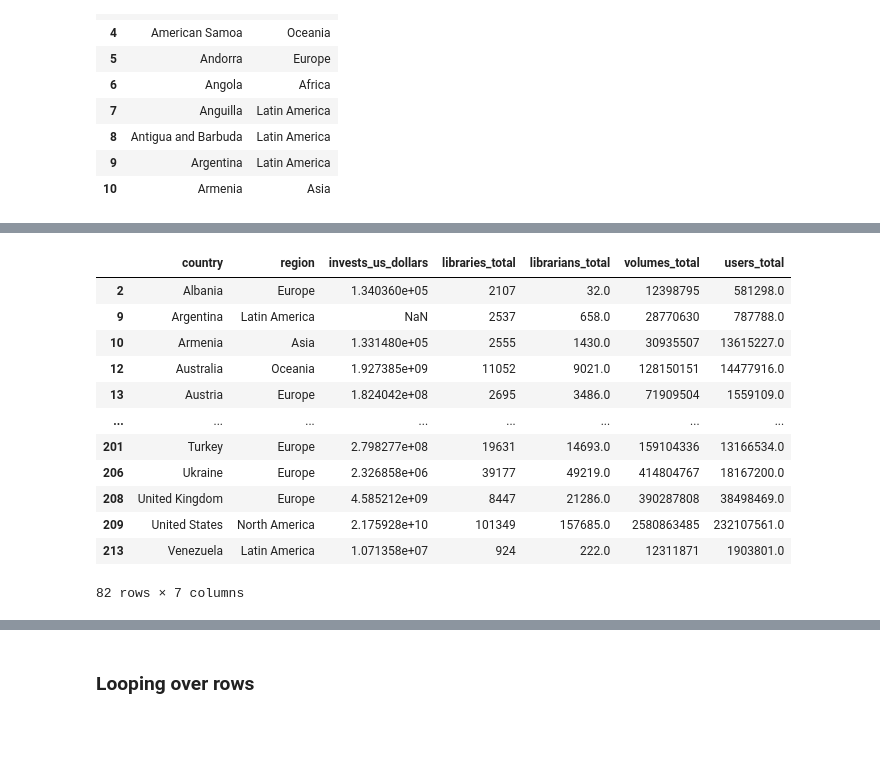
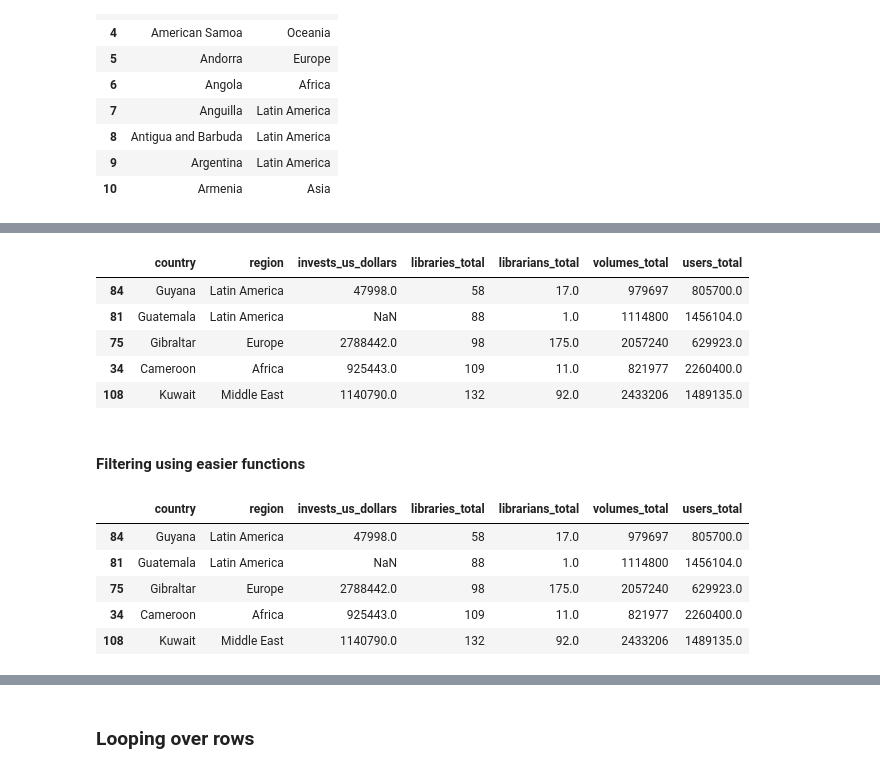
Before and after one commit to GabrielReisR/python_scripts, a Jupyter notebook: pandas_basics.ipynb, the cells around one changed output, grey strips where cells are left out. Saved outputs shown, nothing was run; the diff lists cells and outputs as text; code cells hidden in the pictures; blank space fills up the shorter version.

```diff
--- a/pandas_basics.ipynb
+++ b/pandas_basics.ipynb
@@ -290,0 +337,4 @@ libraries.iloc[indexes, [0,1]]
+# %%
+# Sorting by one value: 'volumes_total'
+libraries = libraries.sort_values('volumes_total')
+libraries.head()
@@ -290,0 +348,4 @@ libraries.iloc[indexes, [0,1]]
+# %%
+# Sorting by one value in descending order: 'volumes_total'
+libraries = libraries.sort_values('volumes_total', ascending = False)
+libraries.head()
@@ -290,0 +359,7 @@ libraries.iloc[indexes, [0,1]]
+# %%
+# Sorting by two values: 'libraries_total', 'volumes_total'
+# Note that the priority is set to 'libraries_total'
+libraries = libraries.sort_values(['libraries_total', 'volumes_total'],
+                                  ascending = [True, False]
+                                 )
+libraries.head()
@@ -347,26 +447,32 @@ many_users
 # %%
 # Extract users_total column as Series: users
 users = libraries.loc[:,'users_total']
 
 # Use dr to subset cars: asian
 sel = users > 500000
 
 # Subsetting
 many_users = libraries[sel]
 
 # Print dataframe
-many_users
+many_users.head()
 # %% [output]
 |  | country | region | invests_us_dollars | libraries_total | librarians_total | volumes_total | users_total |
-| 2 | Albania | Europe | 1.340360e+05 | 2107 | 32.0 | 12398795 | 581298.0 |
-| 9 | Argentina | Latin America | NaN | 2537 | 658.0 | 28770630 | 787788.0 |
-| 10 | Armenia | Asia | 1.331480e+05 | 2555 | 1430.0 | 30935507 | 13615227.0 |
-| 12 | Australia | Oceania | 1.927385e+09 | 11052 | 9021.0 | 128150151 | 14477916.0 |
-| 13 | Austria | Europe | 1.824042e+08 | 2695 | 3486.0 | 71909504 | 1559109.0 |
-| ... | ... | ... | ... | ... | ... | ... | ... |
-| 201 | Turkey | Europe | 2.798277e+08 | 19631 | 14693.0 | 159104336 | 13166534.0 |
-| 206 | Ukraine | Europe | 2.326858e+06 | 39177 | 49219.0 | 414804767 | 18167200.0 |
-| 208 | United Kingdom | Europe | 4.585212e+09 | 8447 | 21286.0 | 390287808 | 38498469.0 |
-| 209 | United States | North America | 2.175928e+10 | 101349 | 157685.0 | 2580863485 | 232107561.0 |
-| 213 | Venezuela | Latin America | 1.071358e+07 | 924 | 222.0 | 12311871 | 1903801.0 |
+| 84 | Guyana | Latin America | 47998.0 | 58 | 17.0 | 979697 | 805700.0 |
+| 81 | Guatemala | Latin America | NaN | 88 | 1.0 | 1114800 | 1456104.0 |
+| 75 | Gibraltar | Europe | 2788442.0 | 98 | 175.0 | 2057240 | 629923.0 |
+| 34 | Cameroon | Africa | 925443.0 | 109 | 11.0 | 821977 | 2260400.0 |
+| 108 | Kuwait | Middle East | 1140790.0 | 132 | 92.0 | 2433206 | 1489135.0 |
-82 rows × 7 columns
+# %% [markdown]
+#### Filtering using easier functions
+# %%
+# Filtering based on one condition
+many_users = libraries[libraries['users_total'] > 500000]
+many_users.head()
+# %% [output]
+|  | country | region | invests_us_dollars | libraries_total | librarians_total | volumes_total | users_total |
+| 84 | Guyana | Latin America | 47998.0 | 58 | 17.0 | 979697 | 805700.0 |
+| 81 | Guatemala | Latin America | NaN | 88 | 1.0 | 1114800 | 1456104.0 |
+| 75 | Gibraltar | Europe | 2788442.0 | 98 | 175.0 | 2057240 | 629923.0 |
+| 34 | Cameroon | Africa | 925443.0 | 109 | 11.0 | 821977 | 2260400.0 |
+| 108 | Kuwait | Middle East | 1140790.0 | 132 | 92.0 | 2433206 | 1489135.0 |
```
Also changed, not shown: parts of 45 cells of this notebook.
